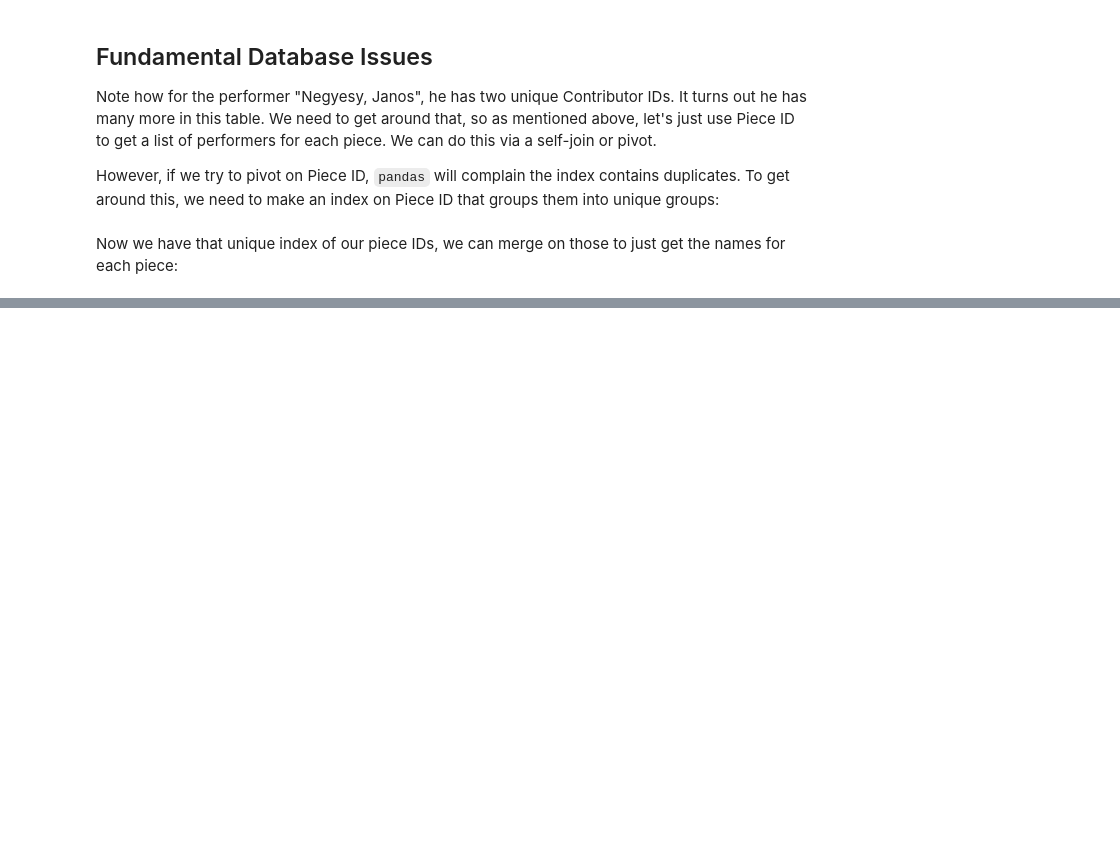
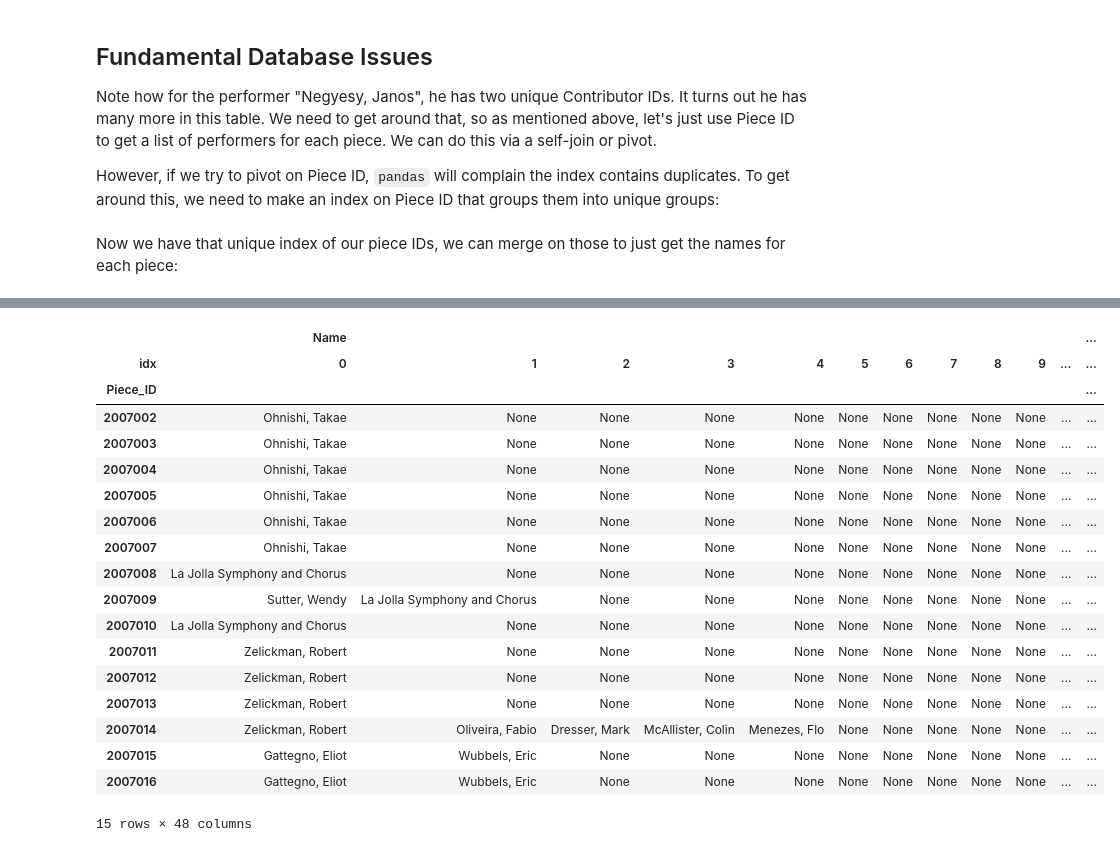
Before and after one commit to remerjohnson/dmca-data-analysis, a Jupyter notebook: concert_archive_data_analysis.ipynb, the cells around one changed output, grey strips where cells are left out. Drawn from its saved outputs; the diff is of its cells as text; code cells hidden in the pictures; blank space fills up the shorter version.

```diff
--- a/concert_archive_data_analysis.ipynb
+++ b/concert_archive_data_analysis.ipynb
@@ -71,0 +75,23 @@ So now that we concatenated vertically, we see there's an interesting issue... s
+# %%
+df_norm['merged_names'] = df_norm.apply(lambda x: ' | '.join(x.dropna().values.tolist()), axis=1)
+df_norm[:15]
+# %% [output]
+|  | Name |  |  |  |  |  |  |  |  |  |  | ... |
+| idx | 0 | 1 | 2 | 3 | 4 | 5 | 6 | 7 | 8 | 9 | ... | ... |
+| Piece_ID |  |  |  |  |  |  |  |  |  |  |  | ... |
+| 2007002 | Ohnishi, Takae | None | None | None | None | None | None | None | None | None | ... | ... |
+| 2007003 | Ohnishi, Takae | None | None | None | None | None | None | None | None | None | ... | ... |
+| 2007004 | Ohnishi, Takae | None | None | None | None | None | None | None | None | None | ... | ... |
+| 2007005 | Ohnishi, Takae | None | None | None | None | None | None | None | None | None | ... | ... |
+| 2007006 | Ohnishi, Takae | None | None | None | None | None | None | None | None | None | ... | ... |
+| 2007007 | Ohnishi, Takae | None | None | None | None | None | None | None | None | None | ... | ... |
+| 2007008 | La Jolla Symphony and Chorus | None | None | None | None | None | None | None | None | None | ... | ... |
+| 2007009 | Sutter, Wendy | La Jolla Symphony and Chorus | None | None | None | None | None | None | None | None | ... | ... |
+| 2007010 | La Jolla Symphony and Chorus | None | None | None | None | None | None | None | None | None | ... | ... |
+| 2007011 | Zelickman, Robert | None | None | None | None | None | None | None | None | None | ... | ... |
+| 2007012 | Zelickman, Robert | None | None | None | None | None | None | None | None | None | ... | ... |
+| 2007013 | Zelickman, Robert | None | None | None | None | None | None | None | None | None | ... | ... |
+| 2007014 | Zelickman, Robert | Oliveira, Fabio | Dresser, Mark | McAllister, Colin | Menezes, Flo | None | None | None | None | None | ... | ... |
+| 2007015 | Gattegno, Eliot | Wubbels, Eric | None | None | None | None | None | None | None | None | ... | ... |
+| 2007016 | Gattegno, Eliot | Wubbels, Eric | None | None | None | None | None | None | None | None | ... | ... |
+15 rows × 48 columns
```
Also changed, not shown: parts of 6 cells of this notebook.
